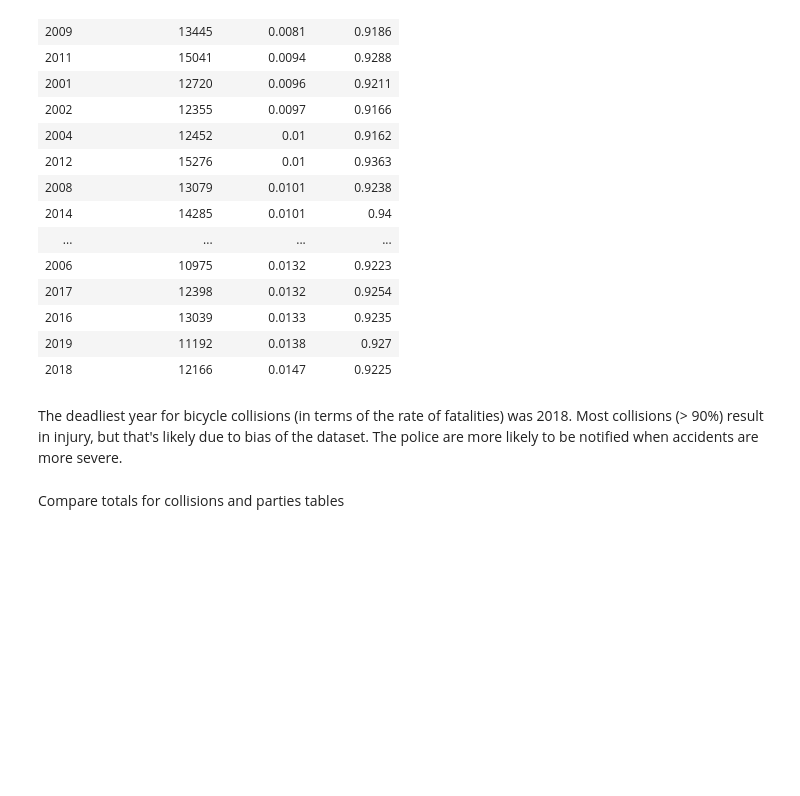
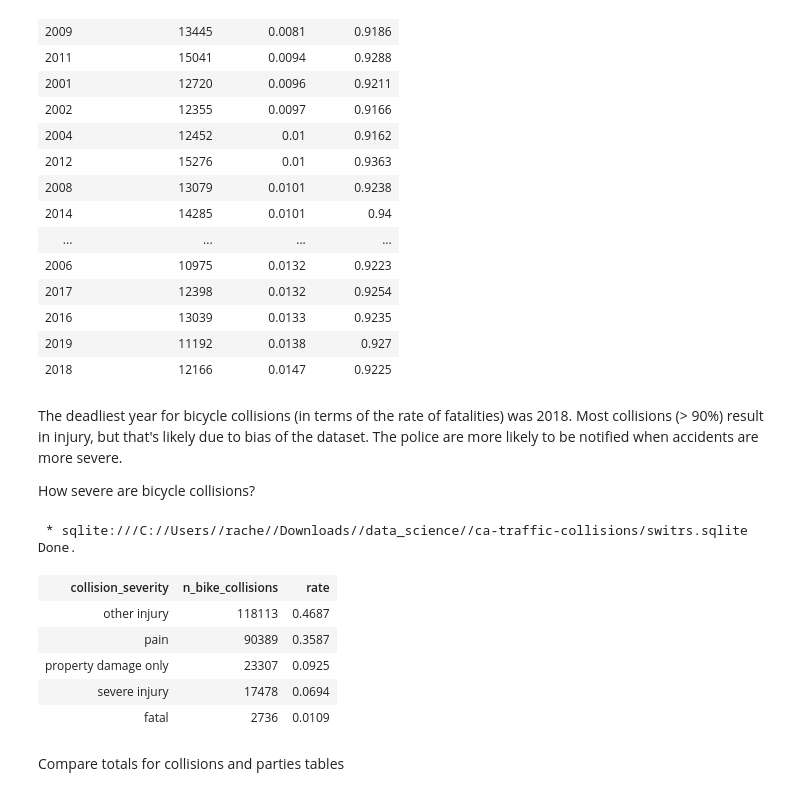
Before and after one commit to nomdeplume4reb/ca-traffic-collisions, a Jupyter notebook: cycling.ipynb, the cells around one changed output. Drawn from its saved outputs; the diff is of its cells as text; code cells hidden in the pictures; blank space fills up the shorter version.

```diff
--- a/cycling.ipynb
+++ b/cycling.ipynb
@@ -90,6 +90,25 @@ Done.
 | 2018 | 12166 | 0.0147 | 0.9225 |
 # %% [markdown]
 The deadliest year for bicycle collisions (in terms of the rate of fatalities) was 2018. Most collisions (> 90%) result in injury, but that's likely due to bias of the dataset. The police are more likely to be notified when accidents are more severe.
+
+How severe are bicycle collisions?
+# %%
+%sql SELECT collision_severity, \
+    SUM(bicycle_collision) as n_bike_collisions, \
+    ROUND(SUM(bicycle_collision) * 1.0 / 252023, 4) AS rate \
+FROM collisions \
+WHERE bicycle_collision = 1 AND Collision_Date <= '2020-12-31' \
+GROUP BY collision_severity \
+ORDER BY n_bike_collisions DESC;
+# %% [output]
+ * sqlite:///C://Users//rache//Downloads//data_science//ca-traffic-collisions/switrs.sqlite
+Done.
+| collision_severity | n_bike_collisions | rate |
+| other injury | 118113 | 0.4687 |
+| pain | 90389 | 0.3587 |
+| property damage only | 23307 | 0.0925 |
+| severe injury | 17478 | 0.0694 |
+| fatal | 2736 | 0.0109 |
 # %% [markdown]
 Compare totals for collisions and parties tables
 # %%
```
Also changed, not shown: parts of 12 cells of this notebook.
